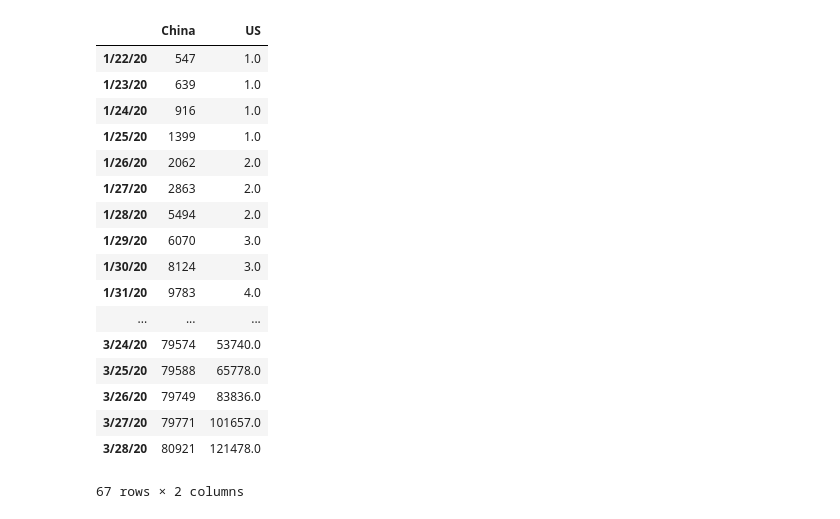
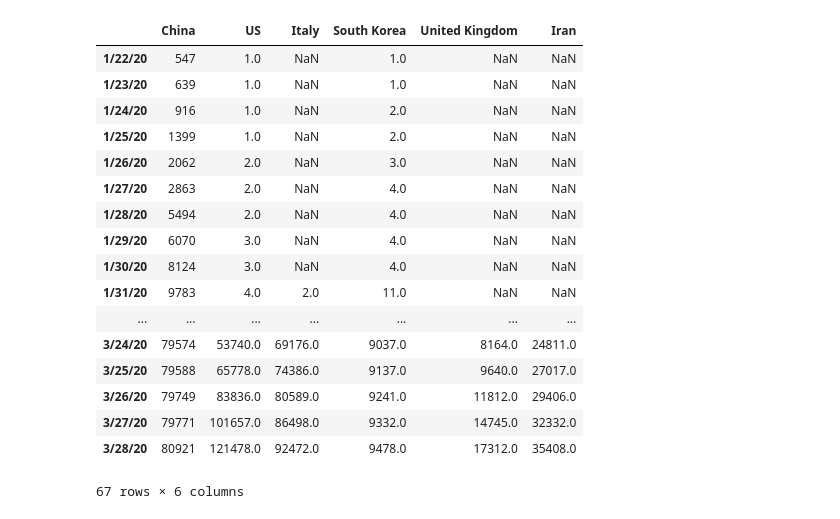
Before and after one commit to miholjcicmarko/COMP5360Project, a Jupyter notebook: python_journals/Time Series for World&US.ipynb, the cells around one changed output. Saved outputs shown, nothing was run; the diff lists cells and outputs as text; code cells hidden in the pictures.

```diff
--- a/python_journals/Time Series for World&US.ipynb
+++ b/python_journals/Time Series for World&US.ipynb
@@ -148,0 +107,40 @@ dfUS
+# %%
+dataUK = data[data["Country/Region"] == "United Kingdom"]
+groupDate = dataUK.groupby("Last Update")
+df1 = groupDate.count()
+
+df1 = list(df1.index.values)
+df1.sort(key = lambda date: datetime.strptime(date, '%m/%d/%y'))
+
+dfDate = pd.DataFrame(df1)
+# %%
+dataUK = data[data["Country/Region"] == "United Kingdom"]
+group = dataUK.groupby("Last Update")
+d = group.sum()
+d = list(d["Confirmed"].values)
+d.sort()
+
+df = pd.DataFrame({"United Kingdom": d})
+df = pd.concat([dfDate,df], axis=1, sort = False)
+df = df.rename(columns={0: "Date"})
+dfUK = df.set_index('Date')
+# %%
+dataI = data[data["Country/Region"] == "Iran"]
+groupDate = dataI.groupby("Last Update")
+df1 = groupDate.count()
+
+df1 = list(df1.index.values)
+df1.sort(key = lambda date: datetime.strptime(date, '%m/%d/%y'))
+
+dfDate = pd.DataFrame(df1)
+# %%
+dataI = data[data["Country/Region"] == "Iran"]
+group = dataI.groupby("Last Update")
+d = group.sum()
+d = list(d["Confirmed"].values)
+d.sort()
+
+df = pd.DataFrame({"Iran": d})
+df = pd.concat([dfDate,df], axis=1, sort = False)
+df = df.rename(columns={0: "Date"})
+dfI = df.set_index('Date')
@@ -149,22 +207,22 @@ dfUS
 # %%
-dfdata = pd.concat([dfChina,dfUS], axis=1, sort = False)
+dfdata = pd.concat([dfChina,dfUS, dfIt, dfSK, dfUK, dfI], axis=1, sort = False)
 dfdata
 # %% [output]
-|  | China | US |
-| 1/22/20 | 547 | 1.0 |
-| 1/23/20 | 639 | 1.0 |
-| 1/24/20 | 916 | 1.0 |
-| 1/25/20 | 1399 | 1.0 |
-| 1/26/20 | 2062 | 2.0 |
-| 1/27/20 | 2863 | 2.0 |
-| 1/28/20 | 5494 | 2.0 |
-| 1/29/20 | 6070 | 3.0 |
-| 1/30/20 | 8124 | 3.0 |
-| 1/31/20 | 9783 | 4.0 |
-| ... | ... | ... |
-| 3/24/20 | 79574 | 53740.0 |
-| 3/25/20 | 79588 | 65778.0 |
-| 3/26/20 | 79749 | 83836.0 |
-| 3/27/20 | 79771 | 101657.0 |
-| 3/28/20 | 80921 | 121478.0 |
+|  | China | US | Italy | South Korea | United Kingdom | Iran |
+| 1/22/20 | 547 | 1.0 | NaN | 1.0 | NaN | NaN |
+| 1/23/20 | 639 | 1.0 | NaN | 1.0 | NaN | NaN |
+| 1/24/20 | 916 | 1.0 | NaN | 2.0 | NaN | NaN |
+| 1/25/20 | 1399 | 1.0 | NaN | 2.0 | NaN | NaN |
+| 1/26/20 | 2062 | 2.0 | NaN | 3.0 | NaN | NaN |
+| 1/27/20 | 2863 | 2.0 | NaN | 4.0 | NaN | NaN |
+| 1/28/20 | 5494 | 2.0 | NaN | 4.0 | NaN | NaN |
+| 1/29/20 | 6070 | 3.0 | NaN | 4.0 | NaN | NaN |
+| 1/30/20 | 8124 | 3.0 | NaN | 4.0 | NaN | NaN |
+| 1/31/20 | 9783 | 4.0 | 2.0 | 11.0 | NaN | NaN |
+| ... | ... | ... | ... | ... | ... | ... |
+| 3/24/20 | 79574 | 53740.0 | 69176.0 | 9037.0 | 8164.0 | 24811.0 |
+| 3/25/20 | 79588 | 65778.0 | 74386.0 | 9137.0 | 9640.0 | 27017.0 |
+| 3/26/20 | 79749 | 83836.0 | 80589.0 | 9241.0 | 11812.0 | 29406.0 |
+| 3/27/20 | 79771 | 101657.0 | 86498.0 | 9332.0 | 14745.0 | 32332.0 |
+| 3/28/20 | 80921 | 121478.0 | 92472.0 | 9478.0 | 17312.0 | 35408.0 |
-67 rows × 2 columns
+67 rows × 6 columns
```
Also changed, not shown: parts of 20 cells of this notebook, 1 other file.
